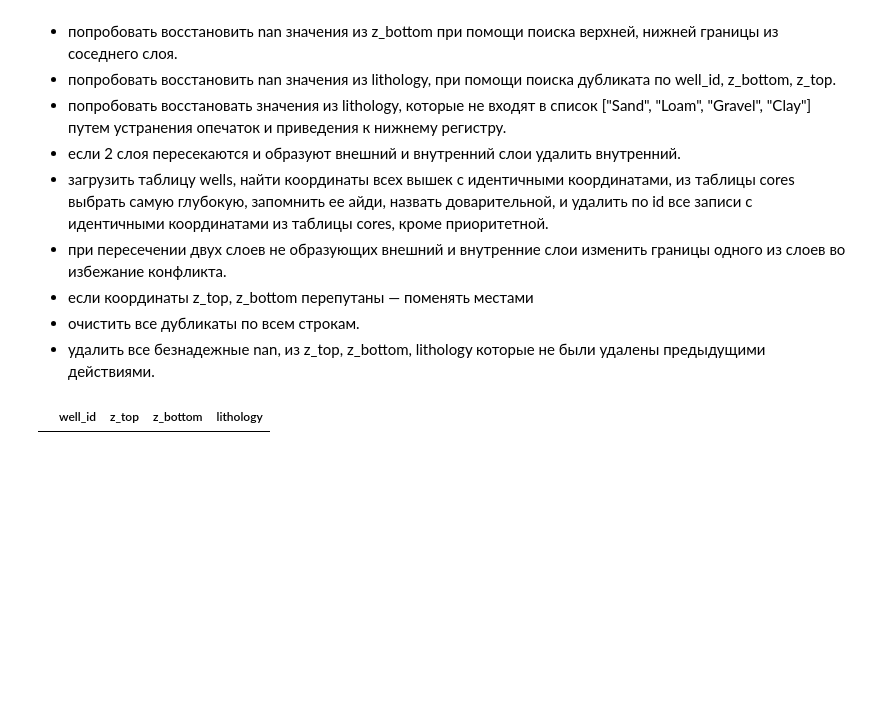
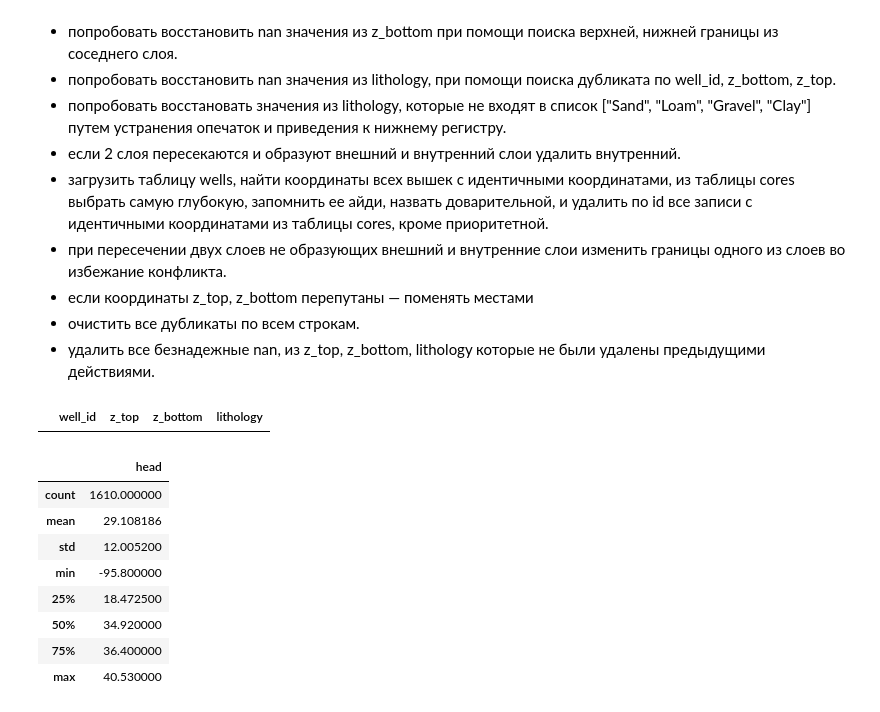
Before and after one commit to semsotsemm/ML-training, a Jupyter notebook: ML-006/notebook/01_exploration.ipynb, the cells around one changed output. Saved outputs shown, nothing was run; the diff lists cells and outputs as text; code cells hidden in the pictures; blank space fills up the shorter version.

```diff
--- a/ML-006/notebook/01_exploration.ipynb
+++ b/ML-006/notebook/01_exploration.ipynb
@@ -255,0 +258,12 @@ df[df["well_id"].isna()]
+# %%
+df_head.describe()
+# %% [output]
+|  | head |
+| count | 1610.000000 |
+| mean | 29.108186 |
+| std | 12.005200 |
+| min | -95.800000 |
+| 25% | 18.472500 |
+| 50% | 34.920000 |
+| 75% | 36.400000 |
+| max | 40.530000 |
```
Also changed, not shown: parts of 3 cells of this notebook, 3 other files.
